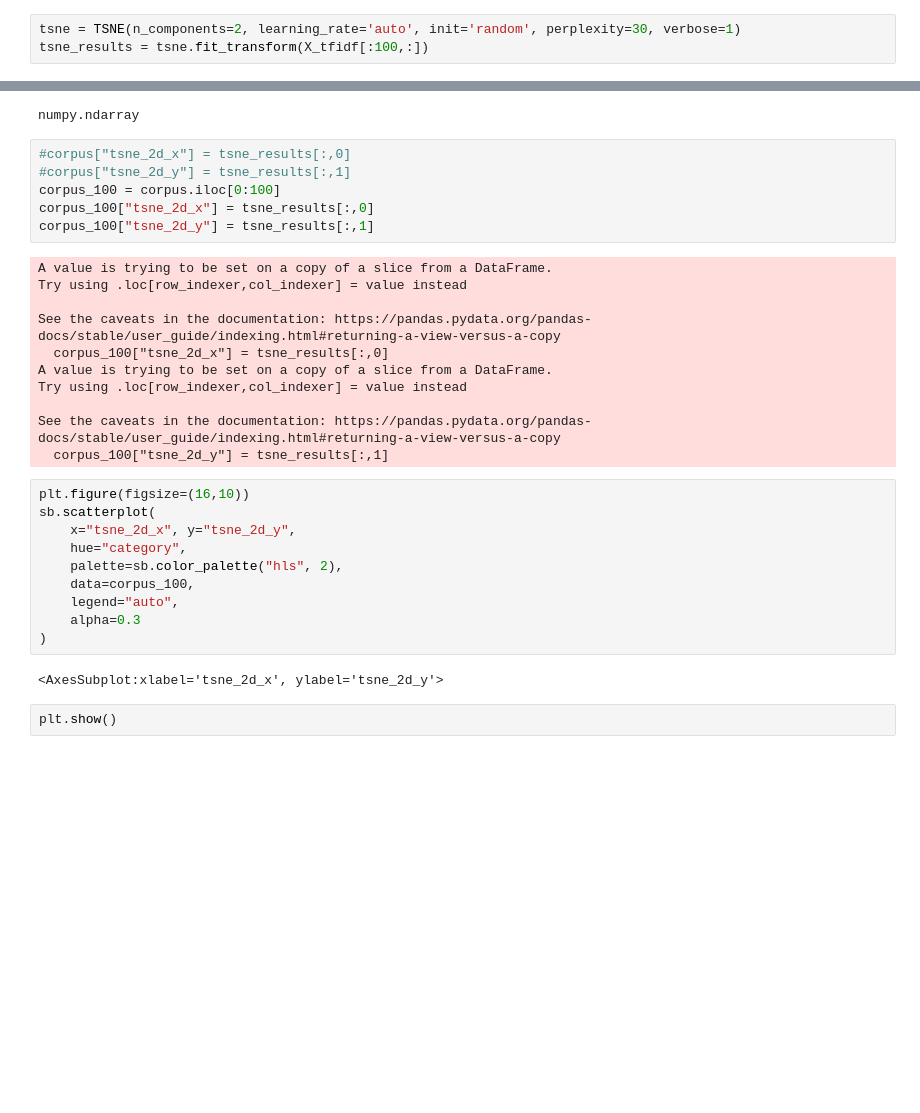
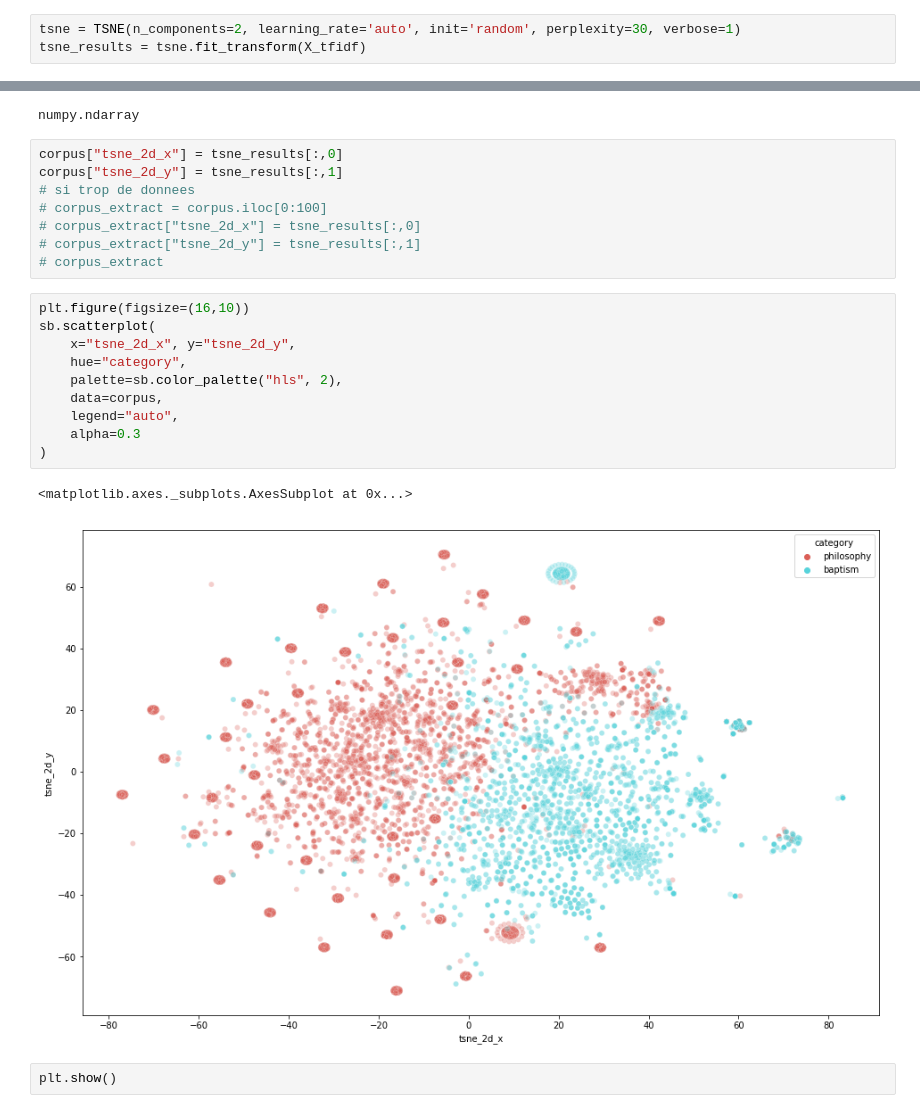
Before and after one commit to lolodino77/classification_texte_articles, a Jupyter notebook: clustering/dimension_reduction.ipynb, the cells around one changed output, grey strips where cells are left out. Cells and saved outputs as stored; diff of their text form; blank space fills up the shorter version.

```diff
--- a/clustering/dimension_reduction.ipynb
+++ b/clustering/dimension_reduction.ipynb
@@ -119,5 +164,5 @@ X_tfidf[:100,:]
 # %%
 tsne = TSNE(n_components=2, learning_rate='auto', init='random', perplexity=30, verbose=1)
-tsne_results = tsne.fit_transform(X_tfidf[:100,:])
+tsne_results = tsne.fit_transform(X_tfidf)
 # %% [output]
 [t-SNE] Computing 91 nearest neighbors...
@@ -132,34 +185,26 @@ type(tsne_results)
 # %% [output]
 numpy.ndarray
 # %%
-#corpus["tsne_2d_x"] = tsne_results[:,0]
-#corpus["tsne_2d_y"] = tsne_results[:,1]
-corpus_100 = corpus.iloc[0:100]
-corpus_100["tsne_2d_x"] = tsne_results[:,0]
-corpus_100["tsne_2d_y"] = tsne_results[:,1]
+corpus["tsne_2d_x"] = tsne_results[:,0]
+corpus["tsne_2d_y"] = tsne_results[:,1]
+# si trop de donnees
+# corpus_extract = corpus.iloc[0:100]
+# corpus_extract["tsne_2d_x"] = tsne_results[:,0]
+# corpus_extract["tsne_2d_y"] = tsne_results[:,1]
+# corpus_extract
-# %% [output]
-A value is trying to be set on a copy of a slice from a DataFrame.
-Try using .loc[row_indexer,col_indexer] = value instead
-
-See the caveats in the documentation: https://pandas.pydata.org/pandas-docs/stable/user_guide/indexing.html#returning-a-view-versus-a-copy
-  corpus_100["tsne_2d_x"] = tsne_results[:,0]
-A value is trying to be set on a copy of a slice from a DataFrame.
-Try using .loc[row_indexer,col_indexer] = value instead
-
-See the caveats in the documentation: https://pandas.pydata.org/pandas-docs/stable/user_guide/indexing.html#returning-a-view-versus-a-copy
-  corpus_100["tsne_2d_y"] = tsne_results[:,1]
 # %%
 plt.figure(figsize=(16,10))
 sb.scatterplot(
     x="tsne_2d_x", y="tsne_2d_y",
     hue="category",
     palette=sb.color_palette("hls", 2),
-    data=corpus_100,
+    data=corpus,
     legend="auto",
     alpha=0.3
 )
 # %% [output]
-<AxesSubplot:xlabel='tsne_2d_x', ylabel='tsne_2d_y'>
+<matplotlib.axes._subplots.AxesSubplot at 0x...>
+[figure, added]
 # %%
 plt.show()
 # %%
```
Also changed, not shown: parts of 11 cells of this notebook.
